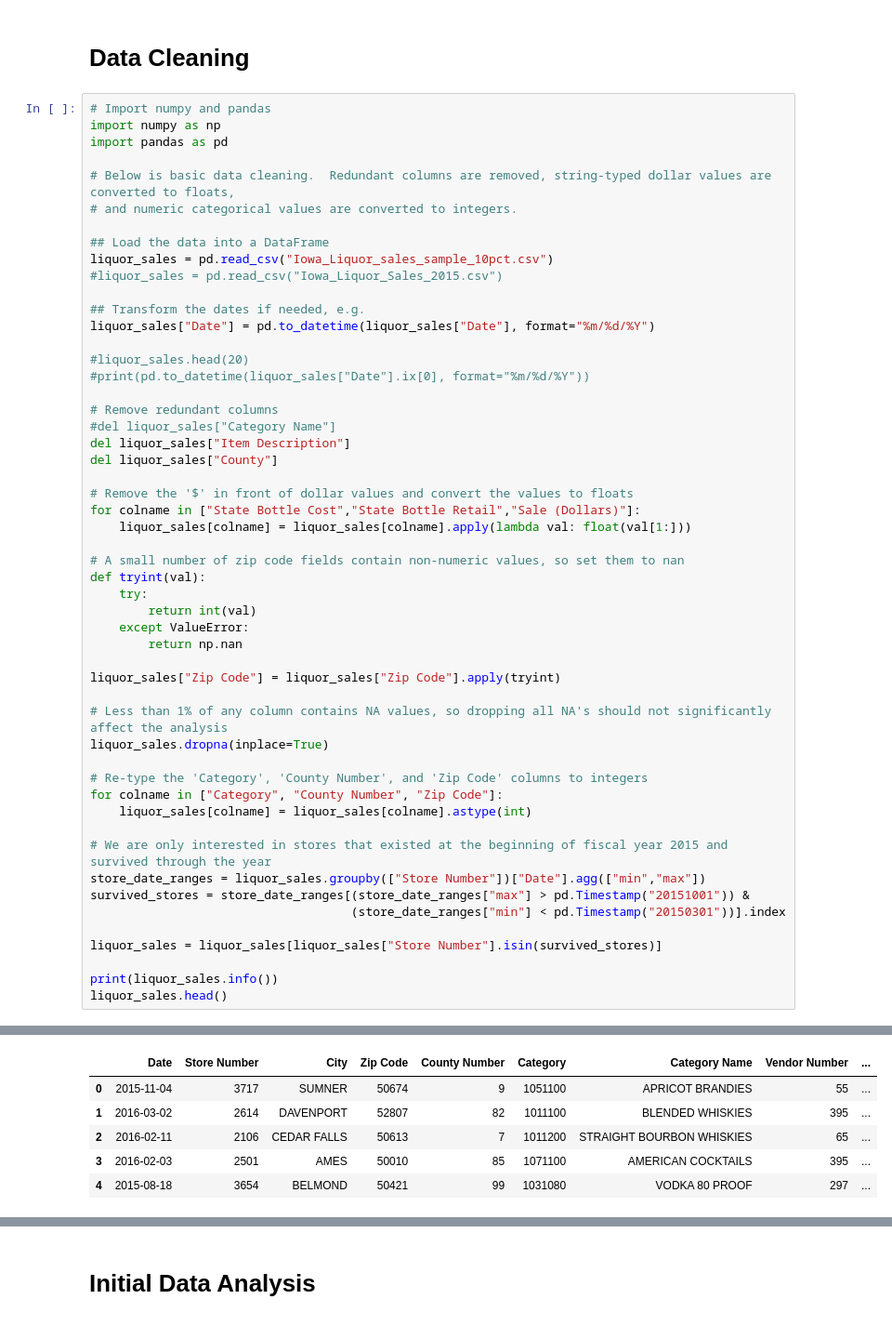
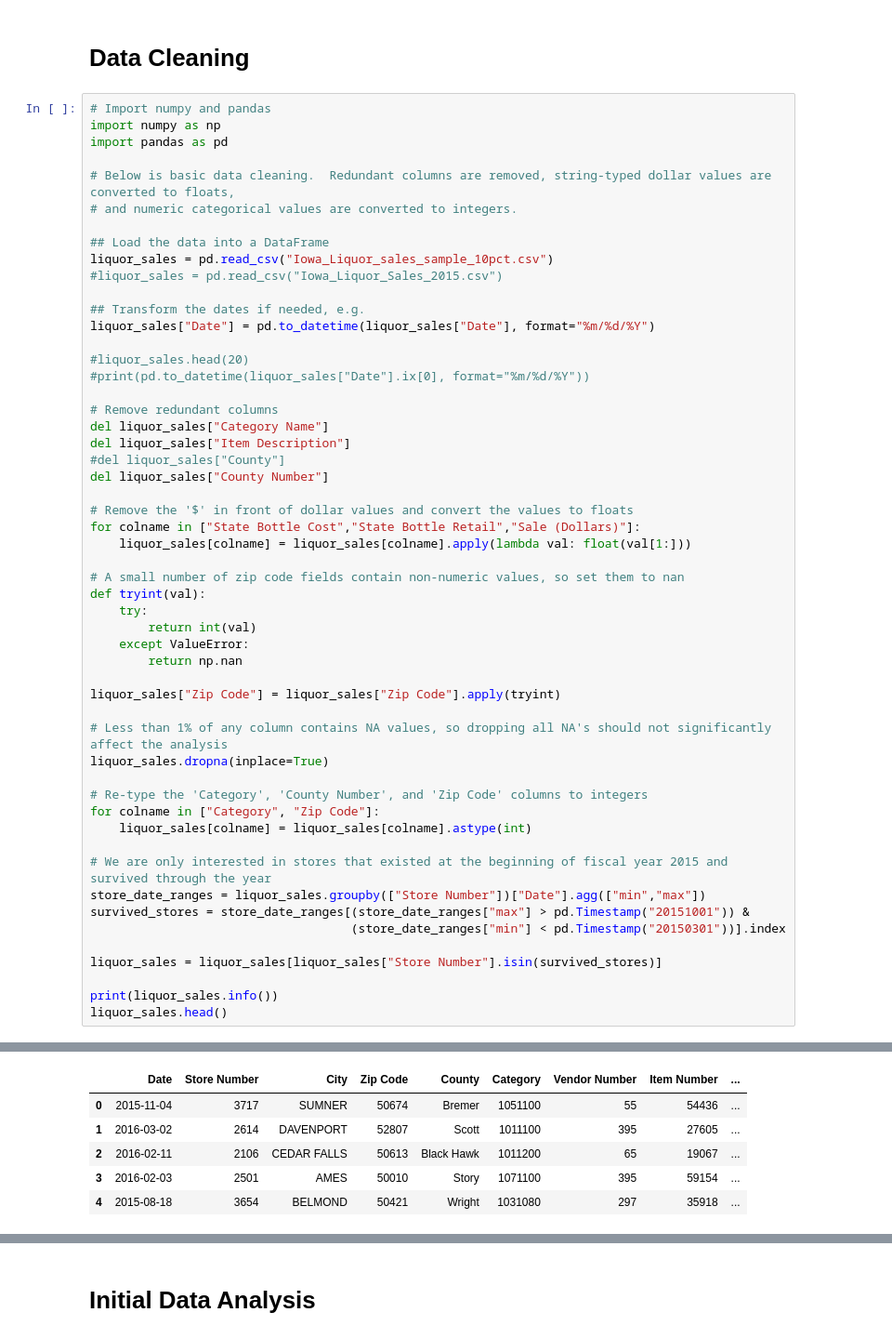
Before and after one commit to davidsanford/DSI_Project_3, a Jupyter notebook: Project_3.ipynb, the cells around one changed output, grey strips where cells are left out. Shown: that part at 93% size. Drawn from its saved outputs; the diff is of its cells as text.

```diff
--- a/Project_3.ipynb
+++ b/Project_3.ipynb
@@ -23,9 +23,10 @@ liquor_sales["Date"] = pd.to_datetime(liquor_sales["Date"], format="%m/%d/%Y")
 #print(pd.to_datetime(liquor_sales["Date"].ix[0], format="%m/%d/%Y"))
 
 # Remove redundant columns
-#del liquor_sales["Category Name"]
+del liquor_sales["Category Name"]
 del liquor_sales["Item Description"]
-del liquor_sales["County"]
+#del liquor_sales["County"]
+del liquor_sales["County Number"]
 
 # Remove the '$' in front of dollar values and convert the values to floats
 for colname in ["State Bottle Cost","State Bottle Retail","Sale (Dollars)"]:
@@ -44,7 +45,7 @@ liquor_sales["Zip Code"] = liquor_sales["Zip Code"].apply(tryint)
 liquor_sales.dropna(inplace=True)
 
 # Re-type the 'Category', 'County Number', and 'Zip Code' columns to integers
-for colname in ["Category", "County Number", "Zip Code"]:
+for colname in ["Category", "Zip Code"]:
     liquor_sales[colname] = liquor_sales[colname].astype(int)
 
 # We are only interested in stores that existed at the beginning of fiscal year 2015 and survived through the year
@@ -76,7 +77,7 @@ memory usage: 33.2+ MB
 None
-|  | Date | Store Number | City | Zip Code | County Number | Category | Category Name | Vendor Number | ... |
-| 0 | 2015-11-04 | 3717 | SUMNER | 50674 | 9 | 1051100 | APRICOT BRANDIES | 55 | ... |
-| 1 | 2016-03-02 | 2614 | DAVENPORT | 52807 | 82 | 1011100 | BLENDED WHISKIES | 395 | ... |
-| 2 | 2016-02-11 | 2106 | CEDAR FALLS | 50613 | 7 | 1011200 | STRAIGHT BOURBON WHISKIES | 65 | ... |
-| 3 | 2016-02-03 | 2501 | AMES | 50010 | 85 | 1071100 | AMERICAN COCKTAILS | 395 | ... |
-| 4 | 2015-08-18 | 3654 | BELMOND | 50421 | 99 | 1031080 | VODKA 80 PROOF | 297 | ... |
+|  | Date | Store Number | City | Zip Code | County | Category | Vendor Number | Item Number | ... |
+| 0 | 2015-11-04 | 3717 | SUMNER | 50674 | Bremer | 1051100 | 55 | 54436 | ... |
+| 1 | 2016-03-02 | 2614 | DAVENPORT | 52807 | Scott | 1011100 | 395 | 27605 | ... |
+| 2 | 2016-02-11 | 2106 | CEDAR FALLS | 50613 | Black Hawk | 1011200 | 65 | 19067 | ... |
+| 3 | 2016-02-03 | 2501 | AMES | 50010 | Story | 1071100 | 395 | 59154 | ... |
+| 4 | 2015-08-18 | 3654 | BELMOND | 50421 | Wright | 1031080 | 297 | 35918 | ... |
```
Also changed, not shown: parts of 9 cells of this notebook.
